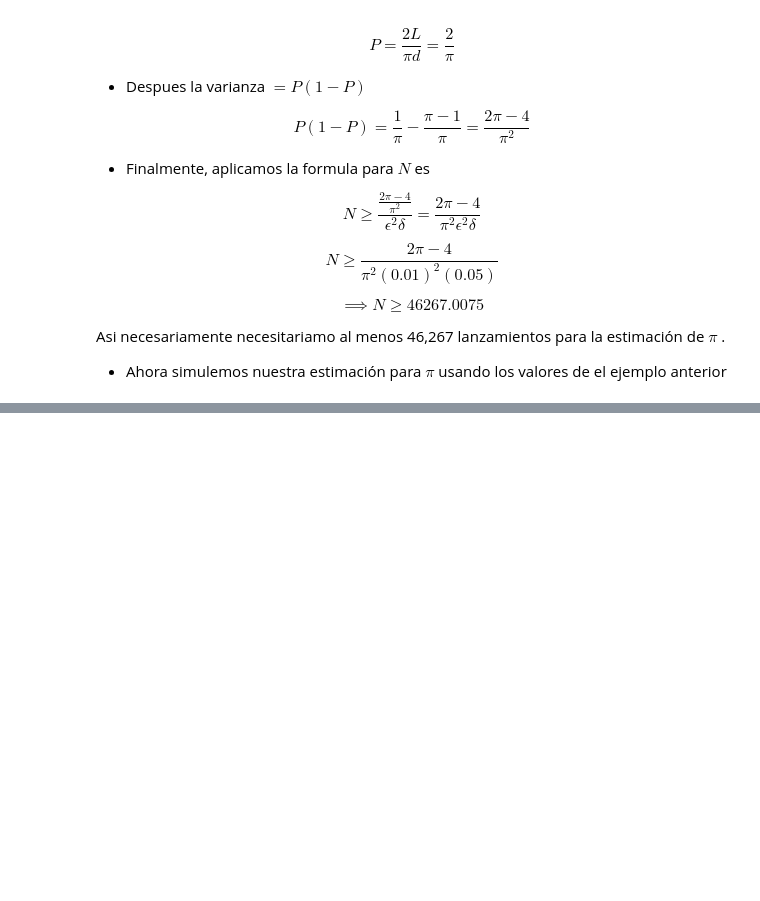
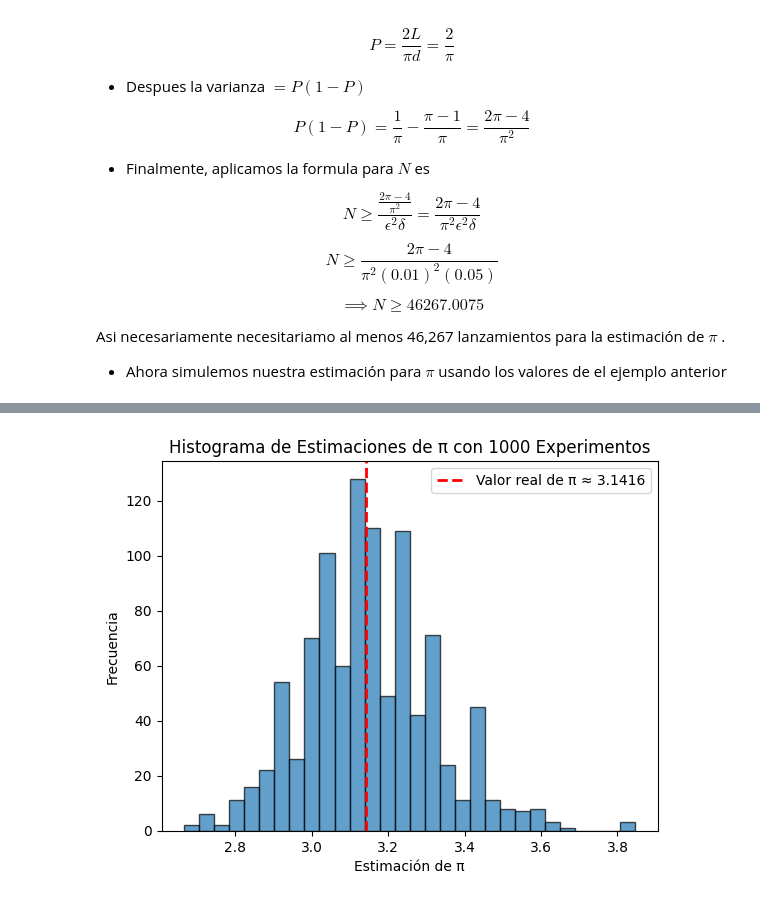
Before and after one commit to MaricelaMH/Simulacion-1, a Jupyter notebook: PI_BUFFON.ipynb, the cells around one changed output, grey strips where cells are left out. Saved outputs shown, nothing was run; the diff lists cells and outputs as text; code cells hidden in the pictures; blank space fills up the shorter version.

```diff
--- a/PI_BUFFON.ipynb
+++ b/PI_BUFFON.ipynb
@@ -217,0 +170,20 @@ plt.axvline(mu,color="green") #Graficamos la media
+# %%
+# Agregamos el numero de experimentos para el histograma
+num_experiment = 1000
+
+# Realizamos múltiples experimentos
+pi_estimates = [buffon_experiment(N, L, D)[0] for _ in range(num_experiment)]
+
+# En caso de que no haya cruces en algún experimento
+pi_estimates = [pi for pi in pi_estimates if np.isfinite(pi)]
+
+# Graficamos el histograma de las estimaciones de pi
+plt.hist(pi_estimates, bins=30, edgecolor='black', alpha=0.7)
+plt.axvline(np.pi, color='r', linestyle='dashed', linewidth=2, label=f'Valor real de π ≈ {np.pi:.4f}')
+plt.title(f"Histograma de Estimaciones de π con {num_experiment} Experimentos")
+plt.xlabel("Estimación de π")
+plt.ylabel("Frecuencia")
+plt.legend()
+plt.show()
+# %% [output]
+[figure, added]
```
Also changed, not shown: parts of 18 cells of this notebook.
